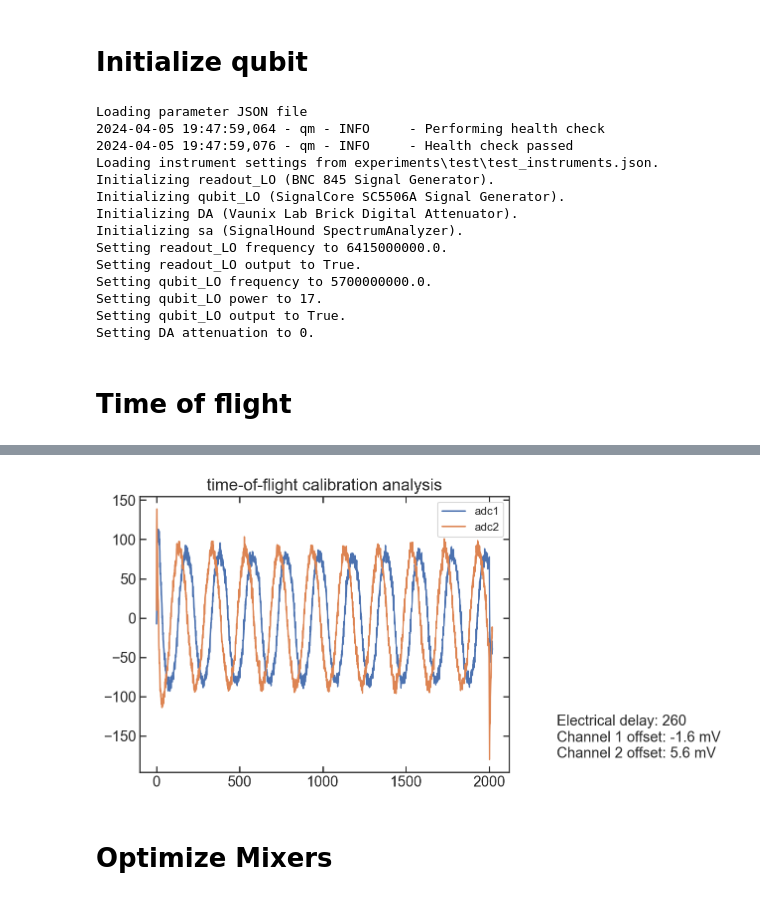
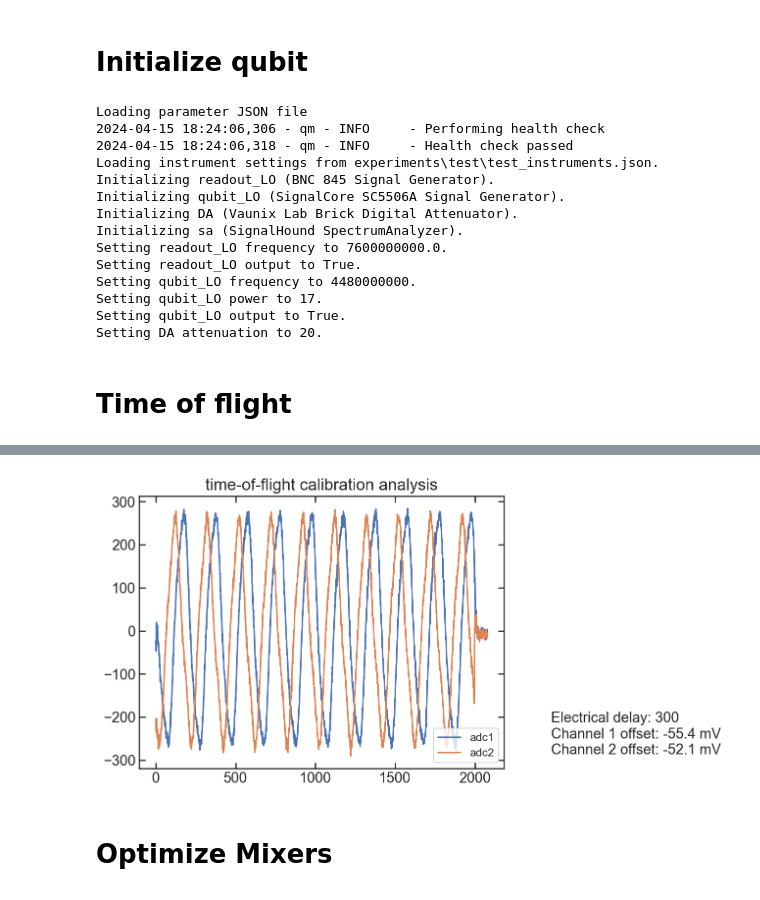
Before and after one commit to LFL-Lab/Dissipator, a Jupyter notebook: darpa_measurements.ipynb, the cells around one changed output, grey strips where cells are left out. Saved outputs shown, nothing was run; the diff lists cells and outputs as text; code cells hidden in the pictures.

```diff
--- a/darpa_measurements.ipynb
+++ b/darpa_measurements.ipynb
@@ -16,29 +15,29 @@ import plot_functions as pf
 # %% [markdown]
 # Initialize qubit
 # %%
-qb = qubit('q1-testing')
+qb = qubit('DARPA3A-Q3')
 # %% [output]
 Loading parameter JSON file
-2024-04-05 19:47:59,064 - qm - INFO     - Performing health check
-2024-04-05 19:47:59,076 - qm - INFO     - Health check passed
+2024-04-15 18:24:06,306 - qm - INFO     - Performing health check
+2024-04-15 18:24:06,318 - qm - INFO     - Health check passed
 Loading instrument settings from experiments\test\test_instruments.json.
 Initializing readout_LO (BNC 845 Signal Generator).
 Initializing qubit_LO (SignalCore SC5506A Signal Generator).
 Initializing DA (Vaunix Lab Brick Digital Attenuator).
 Initializing sa (SignalHound SpectrumAnalyzer).
-Setting readout_LO frequency to 6415000000.0.
+Setting readout_LO frequency to 7600000000.0.
 Setting readout_LO output to True.
-Setting qubit_LO frequency to 5700000000.0.
+Setting qubit_LO frequency to 4480000000.
 Setting qubit_LO power to 17.
 Setting qubit_LO output to True.
-Setting DA attenuation to 0.
+Setting DA attenuation to 20.
 # %% [markdown]
 # Time of flight
 # %%
 qb.update_value('readout_atten',0)
-# qb.update_value('tof',60)
+# qb.update_value('tof',240)
 # qb.update_value('smearing',10)
-qb.pars['resettime']['rr'] = 4000
+qb.pars['resettime']['rr'] = 6000
 qb.write_pars()
 qb.update_value('n_avg',1000)
 qb.update_value('rr_IF',5e6)
@@ -62,4 +61,4 @@ Updating analog_input_offsets to [-0.0015943497196513547, 0.005649863110856266]
-[figure, old version]
+[figure, new version]
 # %% [markdown]
 # Optimize Mixers
 # %% [markdown]
```
Also changed, not shown: parts of 18 cells of this notebook, 6 other files.
